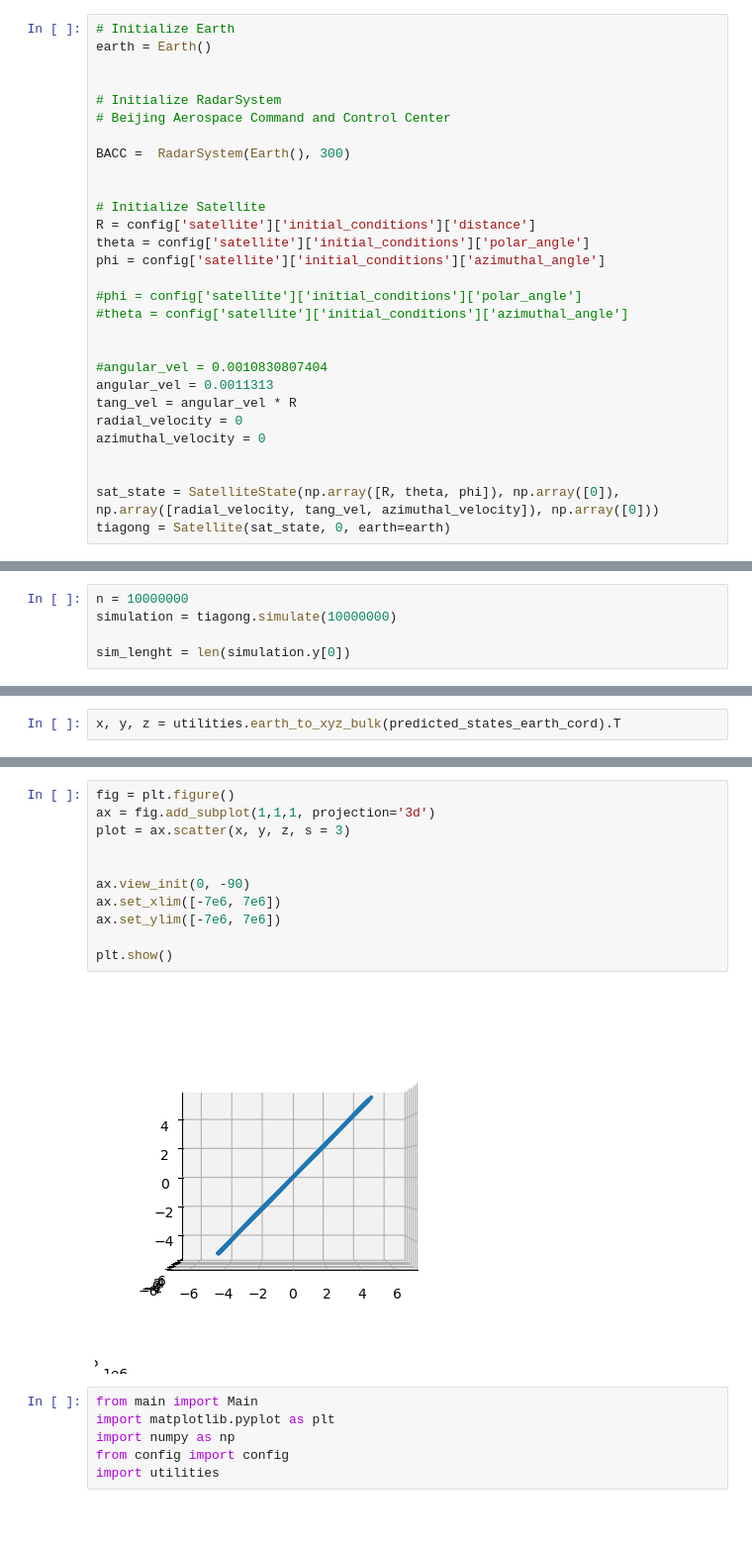
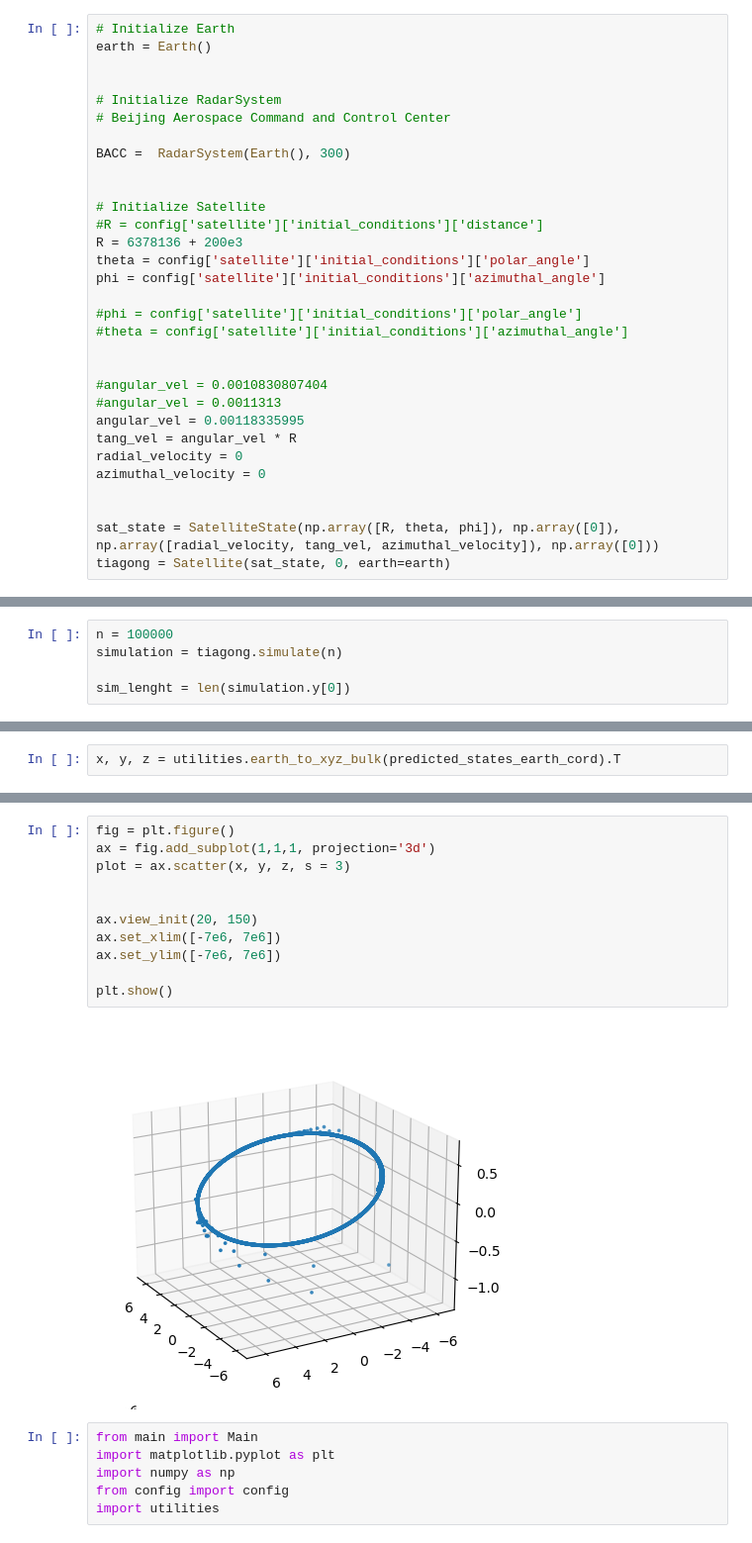
Before and after one commit to Tiangong-PMSC-Group/Satellite-Project, a Jupyter notebook: main_tests.ipynb, the cells around one changed output, grey strips where cells are left out. Shown at 99% size. Cells and saved outputs as stored; diff of their text form.

```diff
--- a/main_tests.ipynb
+++ b/main_tests.ipynb
@@ -34,7 +34,8 @@ BACC =  RadarSystem(Earth(), 300)
 
 
 # Initialize Satellite
-R = config['satellite']['initial_conditions']['distance']
+#R = config['satellite']['initial_conditions']['distance']
+R = 6378136 + 200e3
 theta = config['satellite']['initial_conditions']['polar_angle']
 phi = config['satellite']['initial_conditions']['azimuthal_angle']
 
@@ -43,7 +44,8 @@ phi = config['satellite']['initial_conditions']['azimuthal_angle']
 
 
 #angular_vel = 0.0010830807404
-angular_vel = 0.0011313
+#angular_vel = 0.0011313
+angular_vel = 0.00118335995
 tang_vel = angular_vel * R
 radial_velocity = 0
 azimuthal_velocity = 0
@@ -94,8 +96,8 @@ Q = np.array([
 
 tianhe = ExtendedKalmanFilter(mean_0, cov_0, earth, observation_noise=observation_noise, process_noise=Q)
 # %%
-n = 10000000
-simulation = tiagong.simulate(10000000)
+n = 100000
+simulation = tiagong.simulate(n)
 
 sim_lenght = len(simulation.y[0])
 # %%
@@ -241,16 +261,16 @@ array([ 661627.6235772 ,  661627.6235772 ,  661627.6235772 , ...,
 # %%
 fig = plt.figure()
 ax = fig.add_subplot(1,1,1, projection='3d')
 plot = ax.scatter(x, y, z, s = 3)
 
 
-ax.view_init(0, -90)
+ax.view_init(20, 150)
 ax.set_xlim([-7e6, 7e6])
 ax.set_ylim([-7e6, 7e6])
 
 plt.show()
 # %% [output]
-[figure, old version]
+[figure, new version]
 # %%
 from main import Main
 import matplotlib.pyplot as plt
```
Also changed, not shown: parts of 13 cells of this notebook, 2 other files.
